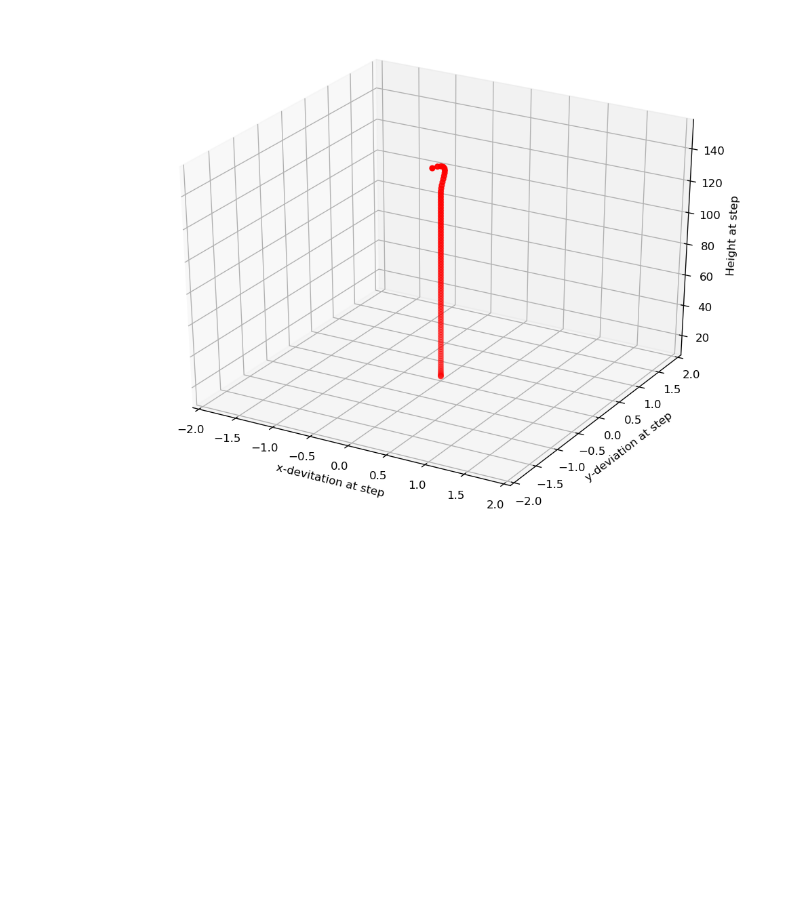
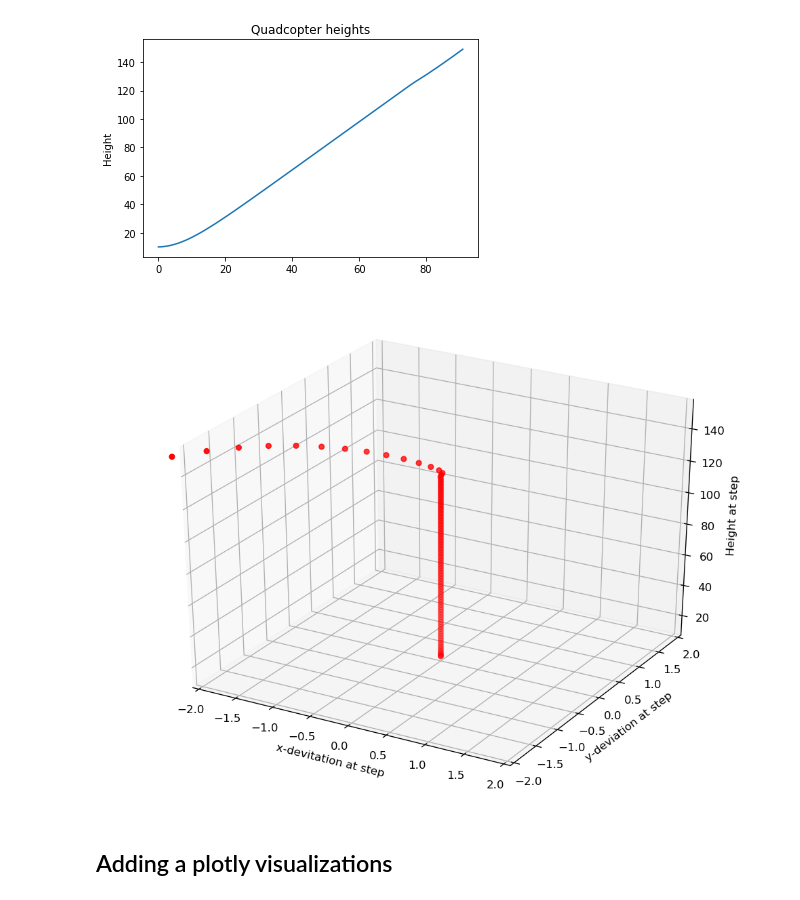
Before and after one commit to mikeleske/quadcopter-ars, a Jupyter notebook: quadcopter-ars.ipynb, the cells around one changed output. Drawn from its saved outputs; the diff is of its cells as text; code cells hidden in the pictures; blank space fills up the shorter version.

```diff
--- a/quadcopter-ars.ipynb
+++ b/quadcopter-ars.ipynb
@@ -186,6 +197,6 @@ Step: 99 Reward: 30.479999999999933 Final position: [ 9.83160842e-02 -4.56542905
 # %%
 #t.traces[-1].actions
 # %%
-x = [ state[0] for state in t.traces[99].states ]
-y = [ state[1] for state in t.traces[99].states ]
-z = [ state[2] for state in t.traces[99].states ]
+x = [ state[0] for state in t.traces[-1].states ]
+y = [ state[1] for state in t.traces[-1].states ]
+z = [ state[2] for state in t.traces[-1].states ]
@@ -195,3 +203,11 @@ import matplotlib.pyplot as plt
+# %%
+plt.plot(z)
+plt.title('Quadcopter heights')
+plt.ylabel('Step')
+plt.ylabel('Height')
+plt.show()
+# %% [output]
+[figure, added]
 # %%
 from mpl_toolkits.mplot3d import Axes3D
 
@@ -209,7 +225,9 @@ ax.set_zlabel('Height at step')
 
 plt.show()
 # %% [output]
-[figure, old version]
+[figure, new version]
+# %% [markdown]
+## Adding a plotly visualizations
 # %%
 #import plotly.plotly as py
 import plotly.graph_objs as go
```
Also changed, not shown: parts of 8 cells of this notebook, 3 other files.
